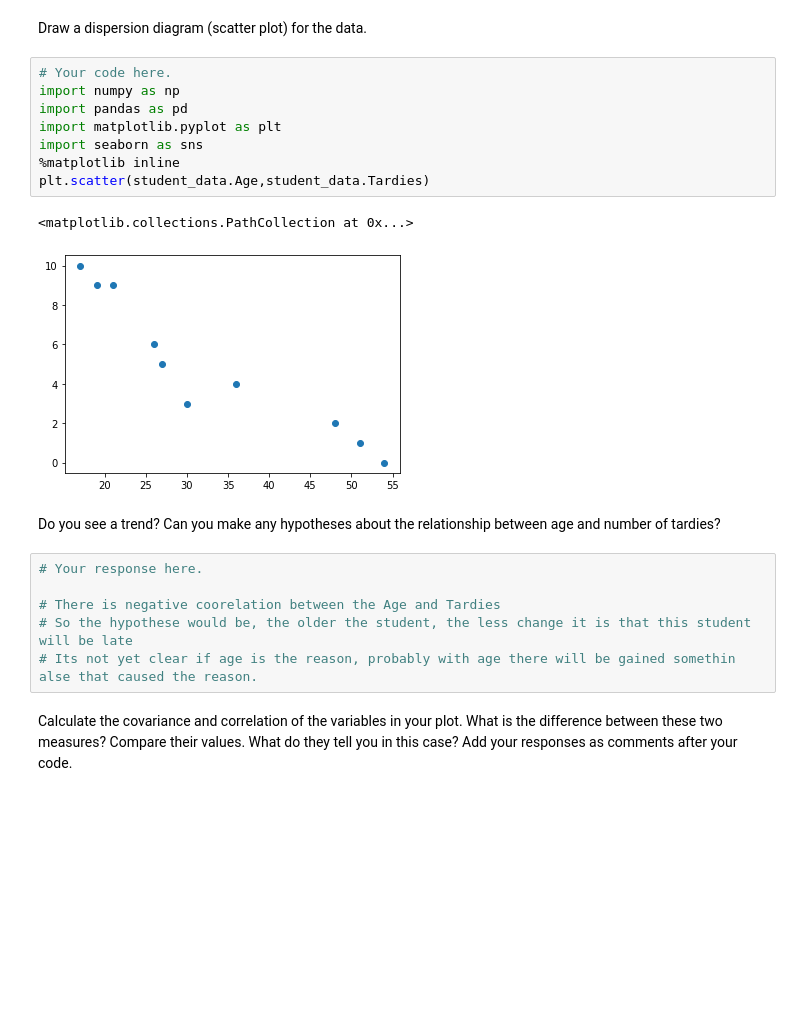
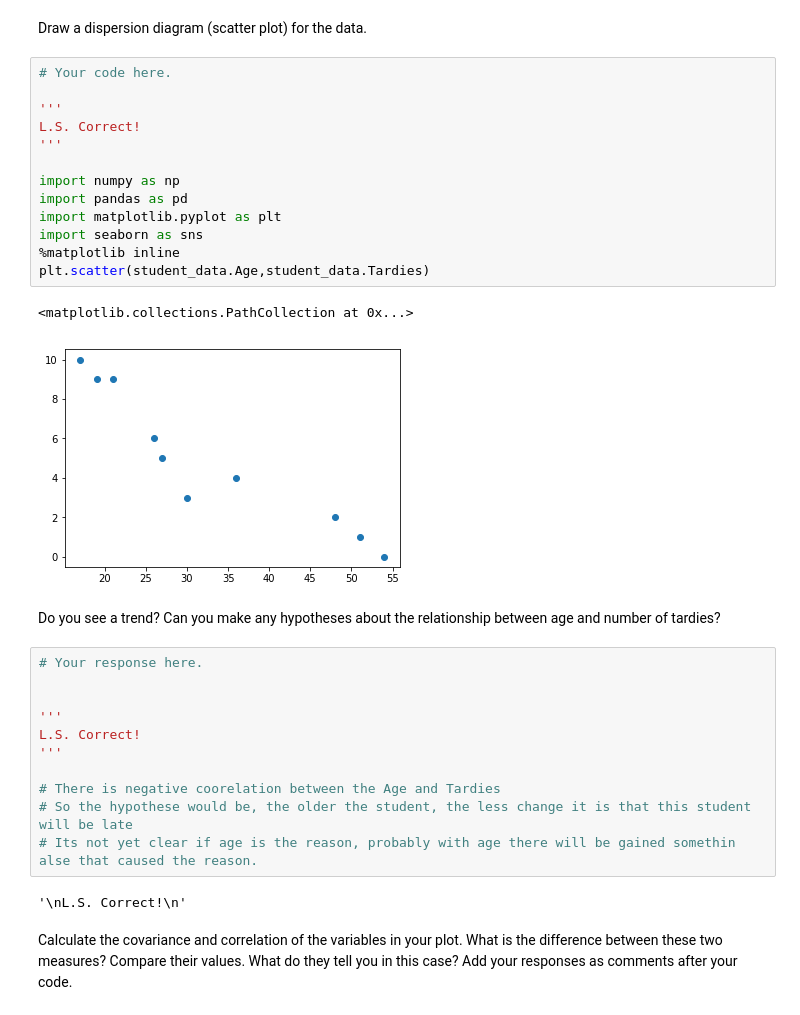
Before and after one commit to esmeemlihi/18-Lab_regression-analysis, a Jupyter notebook: your-code.ipynb, the cells around one changed output. Drawn from its saved outputs; the diff is of its cells as text; blank space fills up the shorter version.

```diff
--- a/your-code.ipynb
+++ b/your-code.ipynb
@@ -49,23 +54,35 @@ student_data
 Draw a dispersion diagram (scatter plot) for the data.
 # %%
 # Your code here.
+
+'''
+L.S. Correct!
+'''
+
 import numpy as np
 import pandas as pd
 import matplotlib.pyplot as plt
 import seaborn as sns
 %matplotlib inline
 plt.scatter(student_data.Age,student_data.Tardies)
 # %% [output]
 <matplotlib.collections.PathCollection at 0x...>
-[figure, old version]
+[figure, new version]
 # %% [markdown]
 Do you see a trend? Can you make any hypotheses about the relationship between age and number of tardies?
 # %%
 # Your response here.
+
+
+'''
+L.S. Correct!
+'''
 
 # There is negative coorelation between the Age and Tardies
 # So the hypothese would be, the older the student, the less change it is that this student will be late
 # Its not yet clear if age is the reason, probably with age there will be gained somethin alse that caused the reason.
+# %% [output]
+'\nL.S. Correct!\n'
 # %% [markdown]
 Calculate the covariance and correlation of the variables in your plot. What is the difference between these two measures? Compare their values. What do they tell you in this case? Add your responses as comments after your code.
 # %%
```
Also changed, not shown: parts of 6 cells of this notebook.
